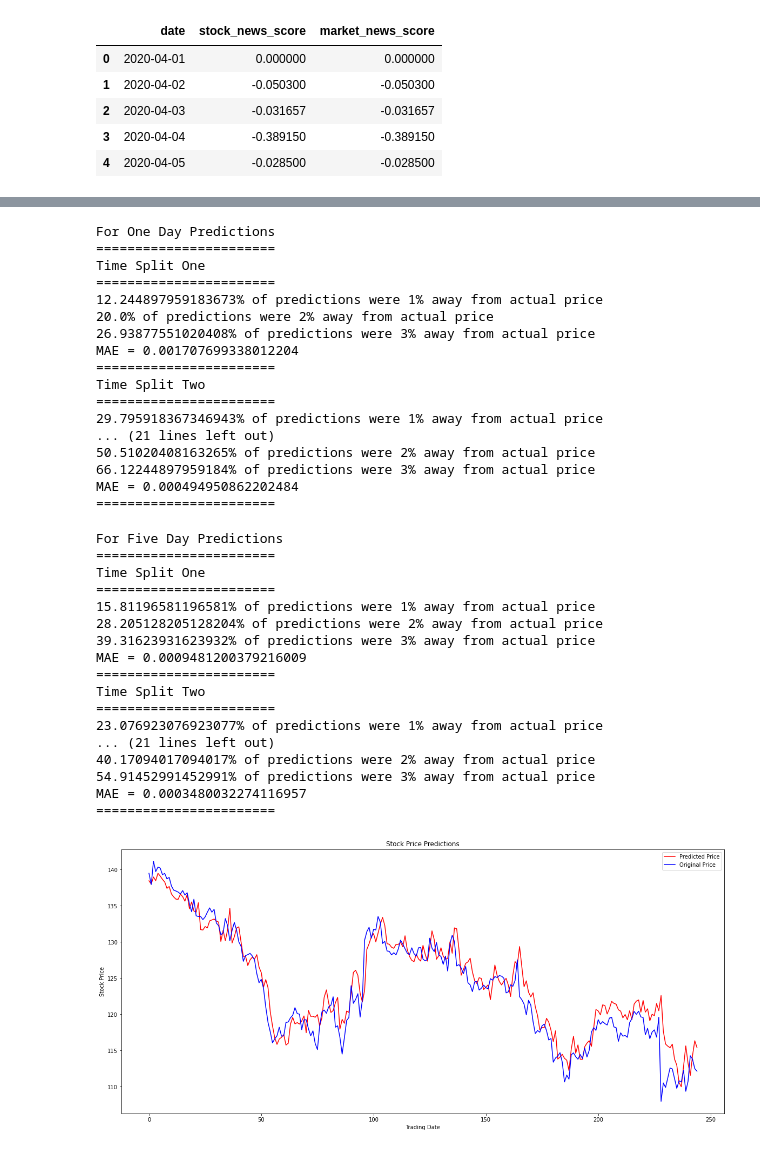
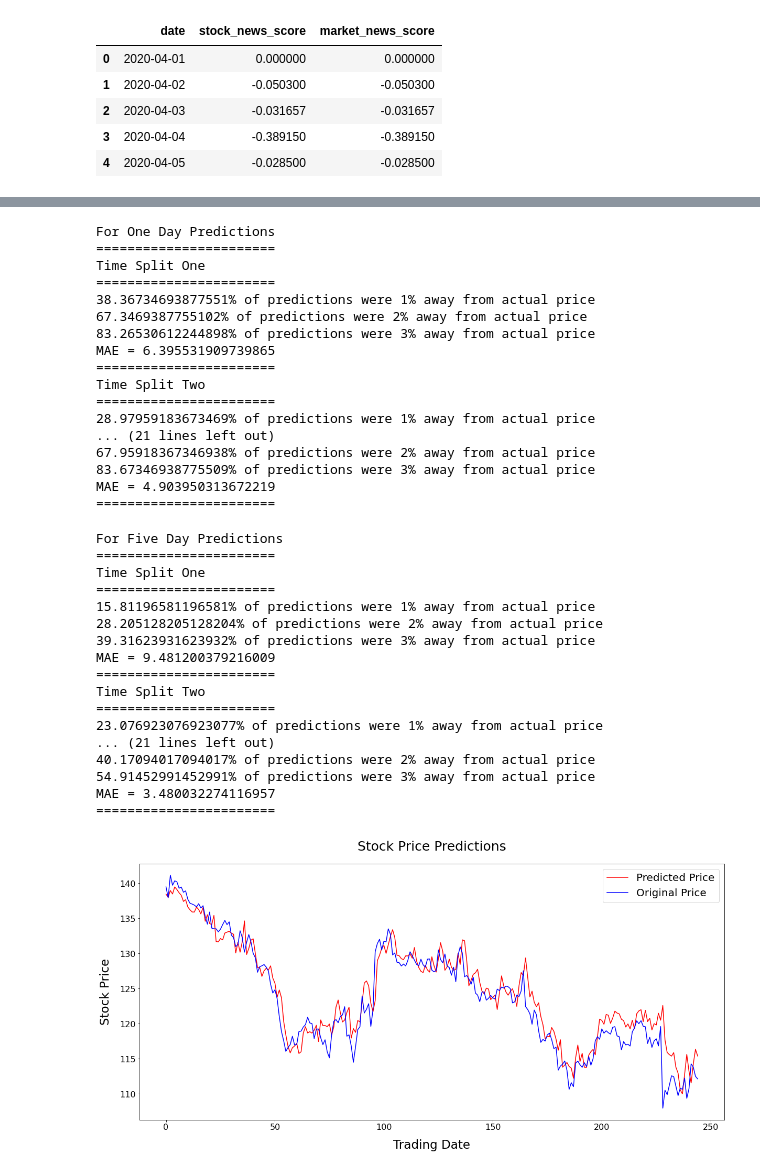
Before and after one commit to Yu821/stock_price_prediction, a Jupyter notebook: ExampleResults.ipynb, the cells around one changed output, grey strips where cells are left out. Saved outputs shown, nothing was run; the diff lists cells and outputs as text; code cells hidden in the pictures.

```diff
--- a/ExampleResults.ipynb
+++ b/ExampleResults.ipynb
@@ -317,7 +317,7 @@ def compare_time_splits(stock, days):
 # %%
 # Get percentage accuracies and MAE of all the models for Apple stock for both ONE day predictions
 
-symbol = "AAPL"
+symbol = "FB"
 
 score_one = compare_time_splits(symbol, "One")
 
@@ -329,7 +329,7 @@ print("=======================")
 print("{}% of predictions were 1% away from actual price".format(score_one[0][0][0]))
 print("{}% of predictions were 2% away from actual price".format(score_one[0][0][1]))
 print("{}% of predictions were 3% away from actual price".format(score_one[0][0][2]))
-print("MAE = {}".format(score_one[0][1]))
+print("MAE = {}".format(score_one[0][1] * 10000))
 print("=======================")
 
 print("Time Split Two")
@@ -337,7 +337,7 @@ print("=======================")
 print("{}% of predictions were 1% away from actual price".format(score_one[1][0][0]))
 print("{}% of predictions were 2% away from actual price".format(score_one[1][0][1]))
 print("{}% of predictions were 3% away from actual price".format(score_one[1][0][2]))
-print("MAE = {}".format(score_one[1][1]))
+print("MAE = {}".format(score_one[1][1] * 10000))
 print("=======================")
 
 print("Time Split Three")
@@ -345,7 +345,7 @@ print("=======================")
 print("{}% of predictions were 1% away from actual price".format(score_one[2][0][0]))
 print("{}% of predictions were 2% away from actual price".format(score_one[2][0][1]))
 print("{}% of predictions were 3% away from actual price".format(score_one[2][0][2]))
-print("MAE = {}".format(score_one[2][1]))
+print("MAE = {}".format(score_one[2][1] * 10000))
 print("=======================")
 
 print("Time Split Four")
@@ -353,13 +353,13 @@ print("=======================")
 print("{}% of predictions were 1% away from actual price".format(score_one[3][0][0]))
 print("{}% of predictions were 2% away from actual price".format(score_one[3][0][1]))
 print("{}% of predictions were 3% away from actual price".format(score_one[3][0][2]))
-print("MAE = {}".format(score_one[3][1]))
+print("MAE = {}".format(score_one[3][1] * 10000))
 print("=======================")
 
 one_away = (score_one[0][0][0] + score_one[1][0][0] + score_one[2][0][0] + score_one[3][0][0]) / 4
 two_away = (score_one[0][0][1] + score_one[1][0][1] + score_one[2][0][1] + score_one[3][0][1]) / 4
 three_away = (score_one[0][0][2] + score_one[1][0][2] + score_one[2][0][2] + score_one[3][0][2]) / 4
-MAE_avg = (score_one[0][1] + score_one[1][1] + score_one[2][1] + score_one[3][1]) / 4
+MAE_avg = ((score_one[0][1] + score_one[1][1] + score_one[2][1] + score_one[3][1]) / 4) * 10000
 
 print("Averages")
 print("=======================")
@@ -373,18 +373,18 @@ For One Day Predictions
 =======================
 Time Split One
 =======================
-12.244897959183673% of predictions were 1% away from actual price
-20.0% of predictions were 2% away from actual price
-26.93877551020408% of predictions were 3% away from actual price
-MAE = 0.001707699338012204
+38.36734693877551% of predictions were 1% away from actual price
+67.3469387755102% of predictions were 2% away from actual price
+83.26530612244898% of predictions were 3% away from actual price
+MAE = 6.395531909739865
 =======================
 Time Split Two
 =======================
-29.795918367346943% of predictions were 1% away from actual price
+28.97959183673469% of predictions were 1% away from actual price
 ... (21 lines left out)
-50.51020408163265% of predictions were 2% away from actual price
-66.12244897959184% of predictions were 3% away from actual price
-MAE = 0.000494950862202484
+67.95918367346938% of predictions were 2% away from actual price
+83.67346938775509% of predictions were 3% away from actual price
+MAE = 4.903950313672219
 =======================
 # %%
 # Get percentage accuracies and MAE of all the models for Apple stock for both FIVE day predictions
@@ -401,7 +401,7 @@ print("=======================")
 print("{}% of predictions were 1% away from actual price".format(score_five[0][0][0]))
 print("{}% of predictions were 2% away from actual price".format(score_five[0][0][1]))
 print("{}% of predictions were 3% away from actual price".format(score_five[0][0][2]))
-print("MAE = {}".format(score_five[0][1]))
+print("MAE = {}".format(score_five[0][1]*10000))
 print("=======================")
 
 print("Time Split Two")
@@ -409,7 +409,7 @@ print("=======================")
 print("{}% of predictions were 1% away from actual price".format(score_five[1][0][0]))
 print("{}% of predictions were 2% away from actual price".format(score_five[1][0][1]))
 print("{}% of predictions were 3% away from actual price".format(score_five[1][0][2]))
-print("MAE = {}".format(score_one[1][1]))
+print("MAE = {}".format(score_one[1][1]*10000))
 print("=======================")
 
 print("Time Split Three")
@@ -417,7 +417,7 @@ print("=======================")
 print("{}% of predictions were 1% away from actual price".format(score_five[2][0][0]))
 print("{}% of predictions were 2% away from actual price".format(score_five[2][0][1]))
 print("{}% of predictions were 3% away from actual price".format(score_five[2][0][2]))
-print("MAE = {}".format(score_one[2][1]))
+print("MAE = {}".format(score_one[2][1]*10000))
 print("=======================")
 
 print("Time Split Four")
@@ -425,13 +425,13 @@ print("=======================")
 print("{}% of predictions were 1% away from actual price".format(score_five[3][0][0]))
 print("{}% of predictions were 2% away from actual price".format(score_five[3][0][1]))
 print("{}% of predictions were 3% away from actual price".format(score_five[3][0][2]))
-print("MAE = {}".format(score_one[3][1]))
+print("MAE = {}".format(score_one[3][1]*10000))
 print("=======================")
 
 one_away = (score_five[0][0][0] + score_five[1][0][0] + score_five[2][0][0] + score_five[3][0][0]) / 4
 two_away = (score_five[0][0][1] + score_five[1][0][1] + score_five[2][0][1] + score_five[3][0][1]) / 4
 three_away = (score_five[0][0][2] + score_five[1][0][2] + score_five[2][0][2] + score_five[3][0][2]) / 4
-MAE_avg = (score_five[0][1] + score_five[1][1] + score_five[2][1] + score_five[3][1]) / 4
+MAE_avg = ((score_five[0][1] + score_five[1][1] + score_five[2][1] + score_five[3][1]) / 4) * 10000
 
 print("Averages")
 print("=======================")
@@ -448,7 +448,7 @@ Time Split One
 15.81196581196581% of predictions were 1% away from actual price
 28.205128205128204% of predictions were 2% away from actual price
 39.31623931623932% of predictions were 3% away from actual price
-MAE = 0.0009481200379216009
+MAE = 9.481200379216009
 =======================
 Time Split Two
 =======================
@@ -456,7 +456,7 @@ Time Split Two
 ... (21 lines left out)
 40.17094017094017% of predictions were 2% away from actual price
 54.91452991452991% of predictions were 3% away from actual price
-MAE = 0.0003480032274116957
+MAE = 3.480032274116957
 =======================
 # %%
 # Example Plot of Predictions VS. Actual for APPL Stock
@@ -486,35 +486,40 @@ for tr_index, val_index in tscv.split(X_sym):
     # Downloading the json file from your GitHub account
     url = "https://raw.githubusercontent.com/Yu821/stock_price_prediction/main/models/saved/{}_{}_{}.json".format(days, stock, time)
     download = json.loads(requests.get(url).text)
     model = model_from_json(json.dumps(download))
 
     # Downloading the h5 file from your GitHub account
     url = "https://raw.githubusercontent.com/Yu821/stock_price_prediction/main/models/saved/{}_{}_{}.h5".format(days, stock, time)
     download = requests.get(url, allow_redirects=True)
     open('weights', 'wb').write(download.content)
     # load weights into new model
     model.load_weights('weights')
 
     # evaluate loaded model on test data
     model.compile(loss='mean_squared_error', optimizer='Adam')
 
     time = time + 1
 
 # Generating predictions on last time-series split
 TestPredictions = DataScaler_Y.inverse_transform(model.predict(X_val))
 Y_Test = DataScaler_Y.inverse_transform(y_val)
 
 # plotting both the predictions and original data
 plt.plot(TestPredictions, color = 'red', label = 'Predicted Price')
 plt.plot(Y_Test , color = 'blue', label = 'Original Price')
 
-plt.title('Stock Price Predictions')
-plt.xlabel('Trading Date')
-plt.ylabel('Stock Price')
-plt.legend()
+plt.title('Stock Price Predictions', size = 25, pad = 25)
+plt.xlabel('Trading Date', size = 23, labelpad = 15)
+plt.ylabel('Stock Price', size = 23, labelpad = 15)
+
+plt.legend(prop = {'size': 20})
+
+plt.xticks(size = 16)
+plt.yticks(size = 16)
+
 fig=plt.gcf()
 fig.set_figwidth(20)
 fig.set_figheight(9)
 plt.show()
 # %% [output]
-[figure, old version]
+[figure, new version]
```
